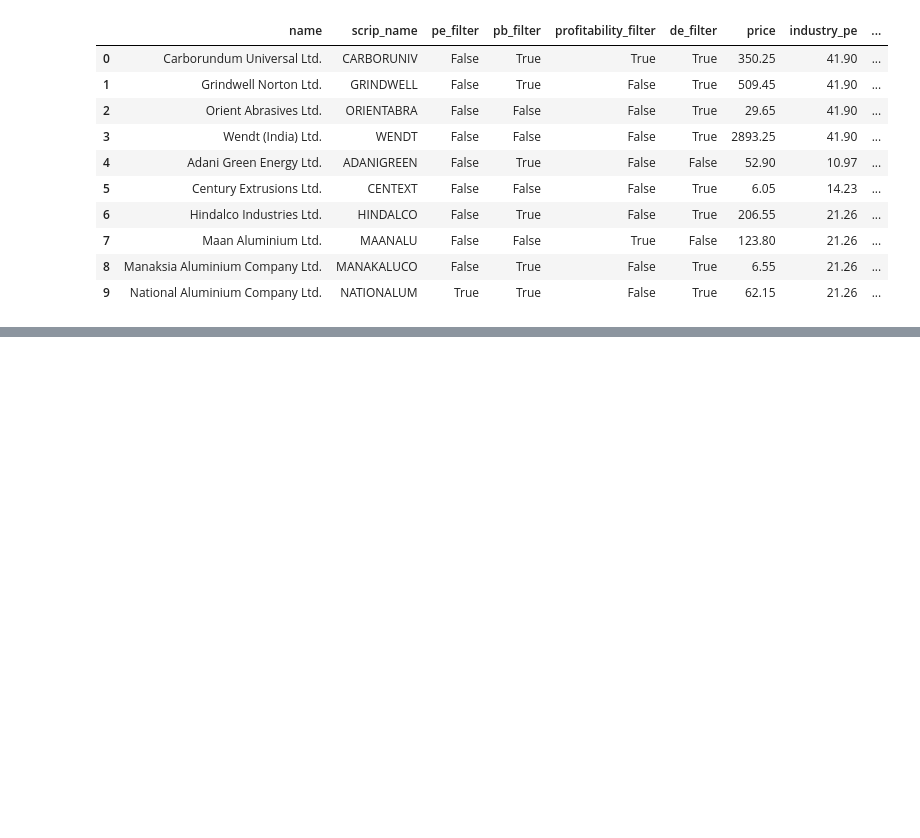
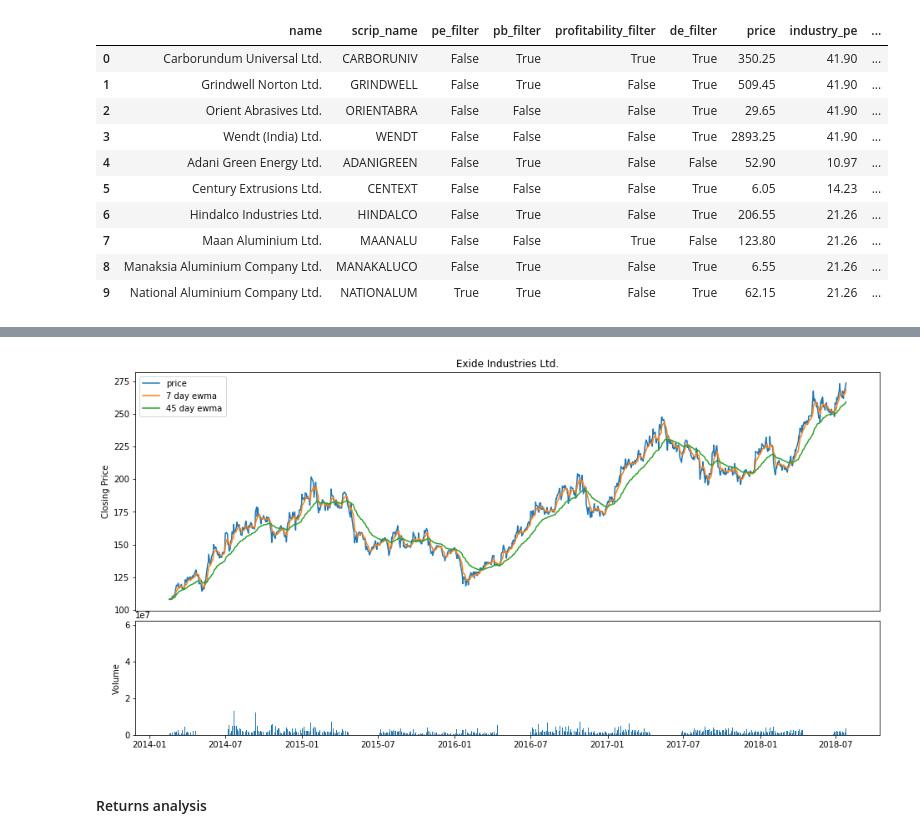
Before and after one commit to faizanahemad/data-science-utils, a Jupyter notebook: data_science_utils/financial/mutual_fund.ipynb, the cells around one changed output, grey strips where cells are left out. Saved outputs shown, nothing was run; the diff lists cells and outputs as text; code cells hidden in the pictures; blank space fills up the shorter version.

Commit message:
Adding Analysis

```diff
--- a/data_science_utils/financial/mutual_fund.ipynb
+++ b/data_science_utils/financial/mutual_fund.ipynb
@@ -1063,0 +1115,6 @@ scores_df.head(10)
+# %%
+generate_price_volume_chart(accumulator['EXIDEIND']['past_prices']['all_past_prices'],accumulator['EXIDEIND']['name'],days=1095,ewmas=[7,45])
+# %% [output]
+[figure, added]
+# %% [markdown]
+#### Returns analysis
```
Also changed, not shown: parts of 42 cells of this notebook.
